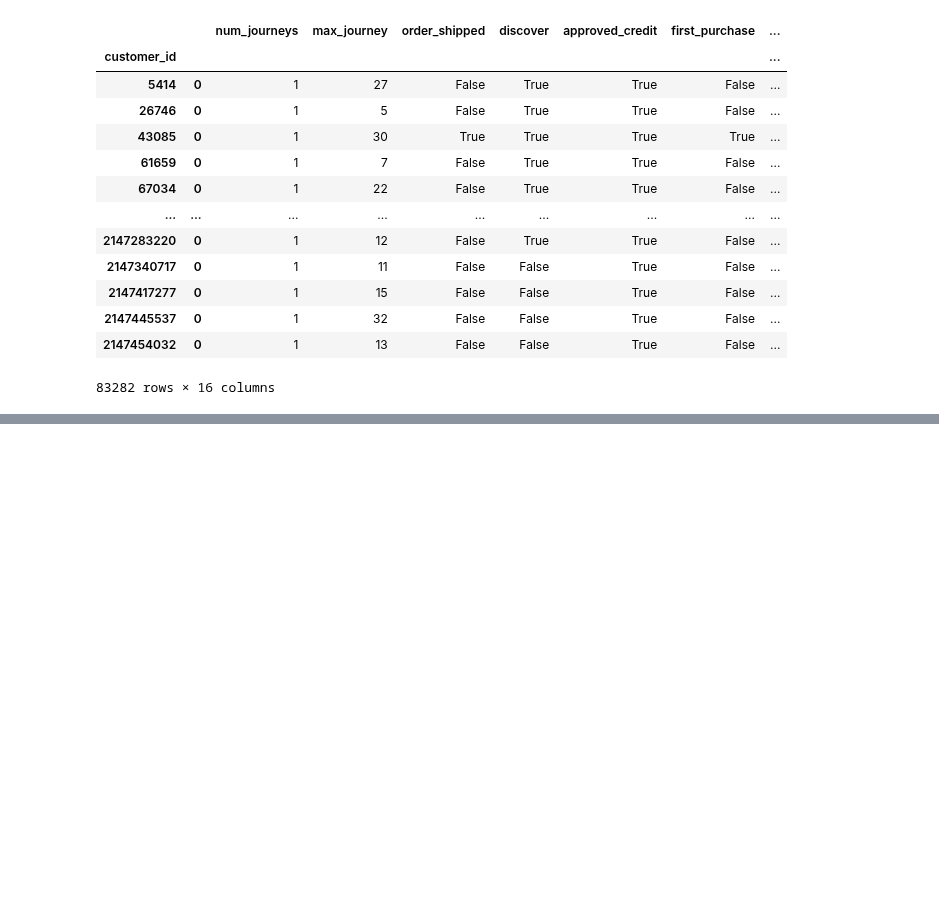
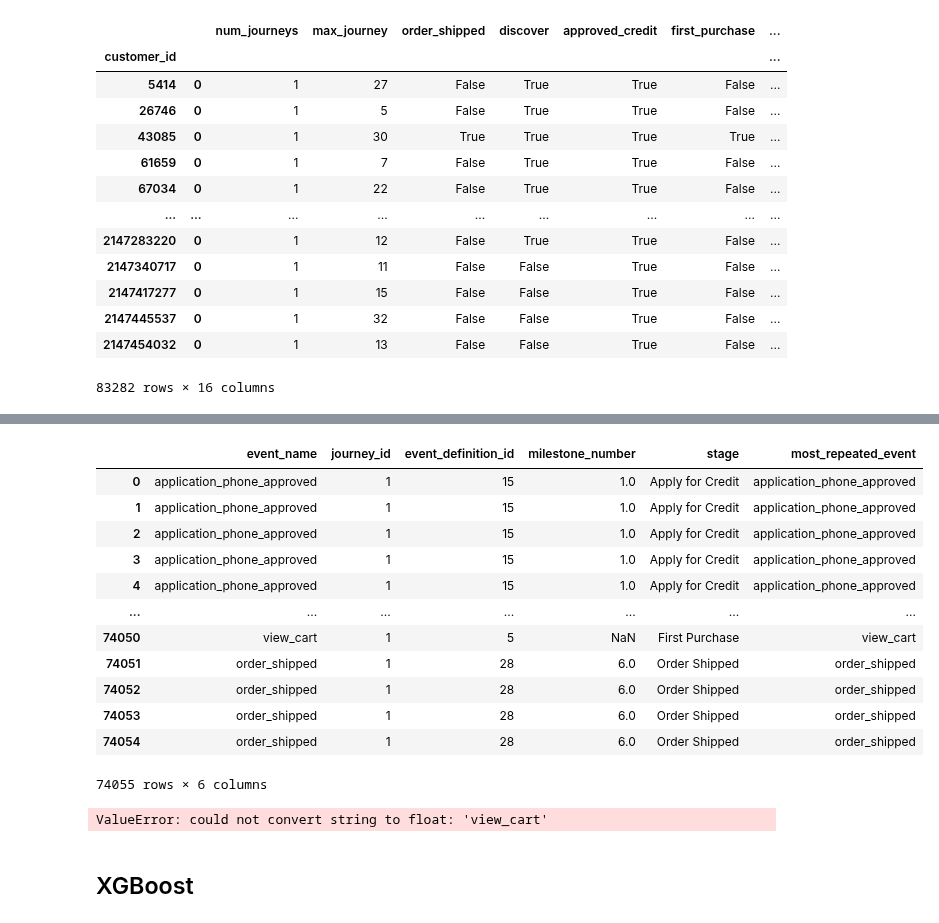
Before and after one commit to taroii/STATSM148, a Jupyter notebook: Python-Files/ Model-ClassificationCust-Axel.ipynb, the cells around one changed output, grey strips where cells are left out. Cells and saved outputs as stored; diff of their text form; code cells hidden in the pictures; blank space fills up the shorter version.

```diff
--- a/Python-Files/ Model-ClassificationCust-Axel.ipynb
+++ b/Python-Files/ Model-ClassificationCust-Axel.ipynb
@@ -36,0 +103,28 @@ df
+# %%
+pd.merge(event_defs,df['most_repeated_event'],  left_on='event_name', right_on='most_repeated_event')
+# %% [output]
+|  | event_name | journey_id | event_definition_id | milestone_number | stage | most_repeated_event |
+| 0 | application_phone_approved | 1 | 15 | 1.0 | Apply for Credit | application_phone_approved |
+| 1 | application_phone_approved | 1 | 15 | 1.0 | Apply for Credit | application_phone_approved |
+| 2 | application_phone_approved | 1 | 15 | 1.0 | Apply for Credit | application_phone_approved |
+| 3 | application_phone_approved | 1 | 15 | 1.0 | Apply for Credit | application_phone_approved |
+| 4 | application_phone_approved | 1 | 15 | 1.0 | Apply for Credit | application_phone_approved |
+| ... | ... | ... | ... | ... | ... | ... |
+| 74050 | view_cart | 1 | 5 | NaN | First Purchase | view_cart |
+| 74051 | order_shipped | 1 | 28 | 6.0 | Order Shipped | order_shipped |
+| 74052 | order_shipped | 1 | 28 | 6.0 | Order Shipped | order_shipped |
+| 74053 | order_shipped | 1 | 28 | 6.0 | Order Shipped | order_shipped |
+| 74054 | order_shipped | 1 | 28 | 6.0 | Order Shipped | order_shipped |
+74055 rows × 6 columns
+# %%
+from sklearn.model_selection import cross_val_score
+from sklearn.model_selection import StratifiedKFold
+
+cv = StratifiedKFold(n_splits=5, shuffle=True, random_state=42)
+for train, test in cv.split(X,y):
+    xgb_model = xgb.XGBClassifier(objective="binary:logistic", random_state=42)
+    xgb_model.fit(X[train], y[train])
+# %% [output]
+ValueError: could not convert string to float: 'view_cart'
+# %% [markdown]
+## XGBoost
```
Also changed, not shown: parts of 14 cells of this notebook, 3 other files.
